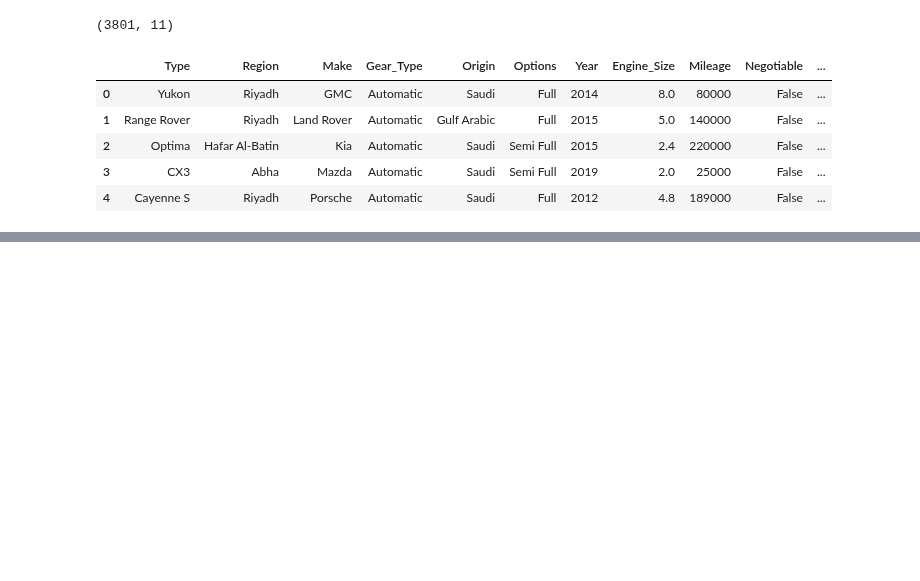
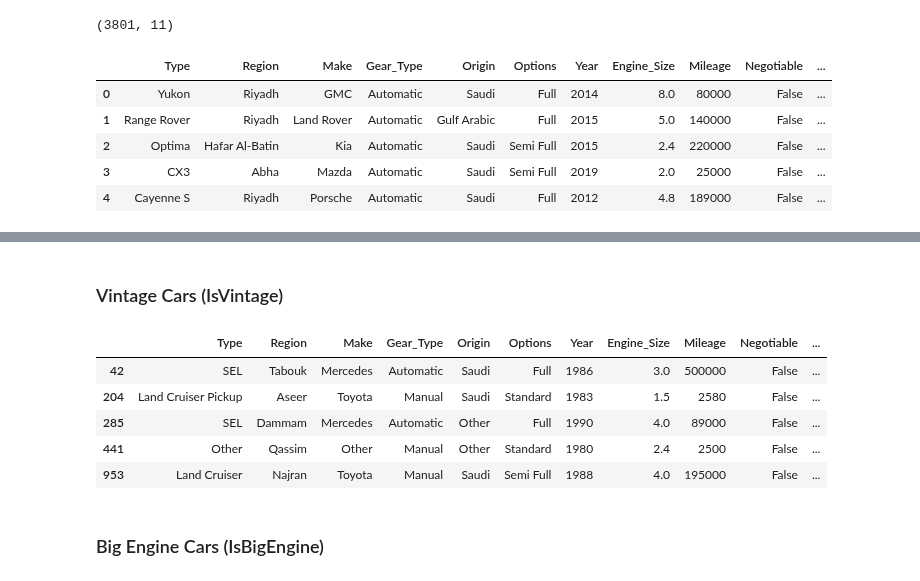
Before and after one commit to RioPramana21/Ctrl-Price-Taking-Control-of-Used-Car-Valuations-with-ML, a Jupyter notebook: code_files/4_feature_engineering_and_preprocessing.ipynb, the cells around one changed output, grey strips where cells are left out. Cells and saved outputs as stored; diff of their text form; code cells hidden in the pictures; blank space fills up the shorter version.

```diff
--- a/code_files/4_feature_engineering_and_preprocessing.ipynb
+++ b/code_files/4_feature_engineering_and_preprocessing.ipynb
@@ -16,0 +39,15 @@ df.head()
+# %% [markdown]
+### Vintage Cars (IsVintage)
+# %%
+# -- Vintage Flag: Flag cars that are "classic" or "vintage", which is indicated by a Car Age of 30 years or older --
+df['IsVintage'] = (df['Car_Age'] >= 30)
+df[df['IsVintage']].head()
+# %% [output]
+|  | Type | Region | Make | Gear_Type | Origin | Options | Year | Engine_Size | Mileage | Negotiable | ... |
+| 42 | SEL | Tabouk | Mercedes | Automatic | Saudi | Full | 1986 | 3.0 | 500000 | False | ... |
+| 204 | Land Cruiser Pickup | Aseer | Toyota | Manual | Saudi | Standard | 1983 | 1.5 | 2580 | False | ... |
+| 285 | SEL | Dammam | Mercedes | Automatic | Other | Full | 1990 | 4.0 | 89000 | False | ... |
+| 441 | Other | Qassim | Other | Manual | Other | Standard | 1980 | 2.4 | 2500 | False | ... |
+| 953 | Land Cruiser | Najran | Toyota | Manual | Saudi | Semi Full | 1988 | 4.0 | 195000 | False | ... |
+# %% [markdown]
+### Big Engine Cars (IsBigEngine)
```
Also changed, not shown: parts of 23 cells of this notebook.
